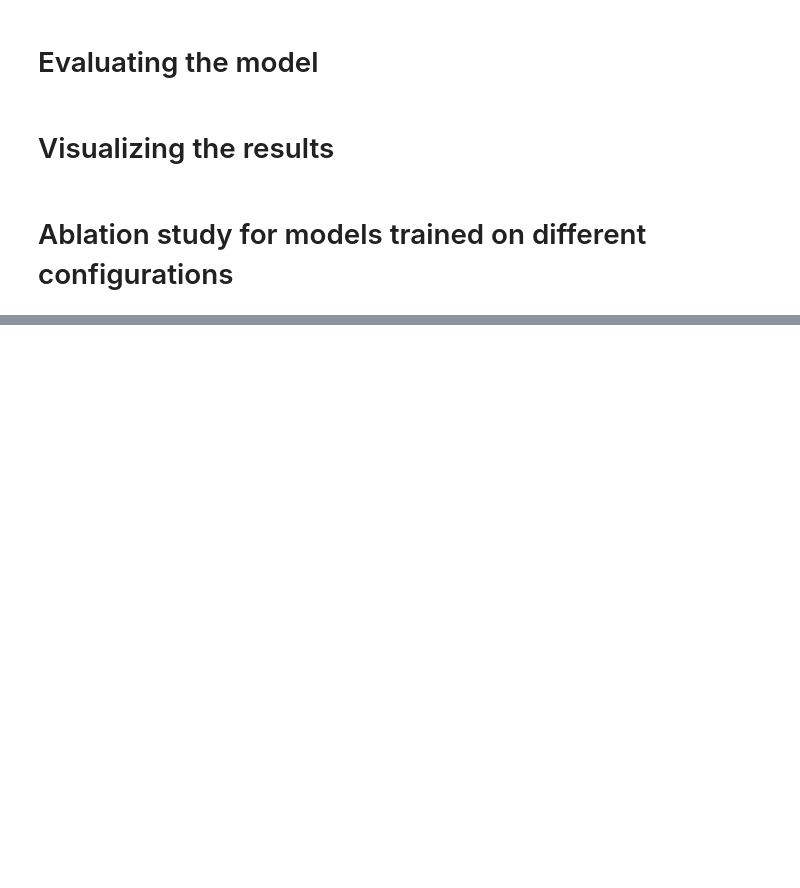
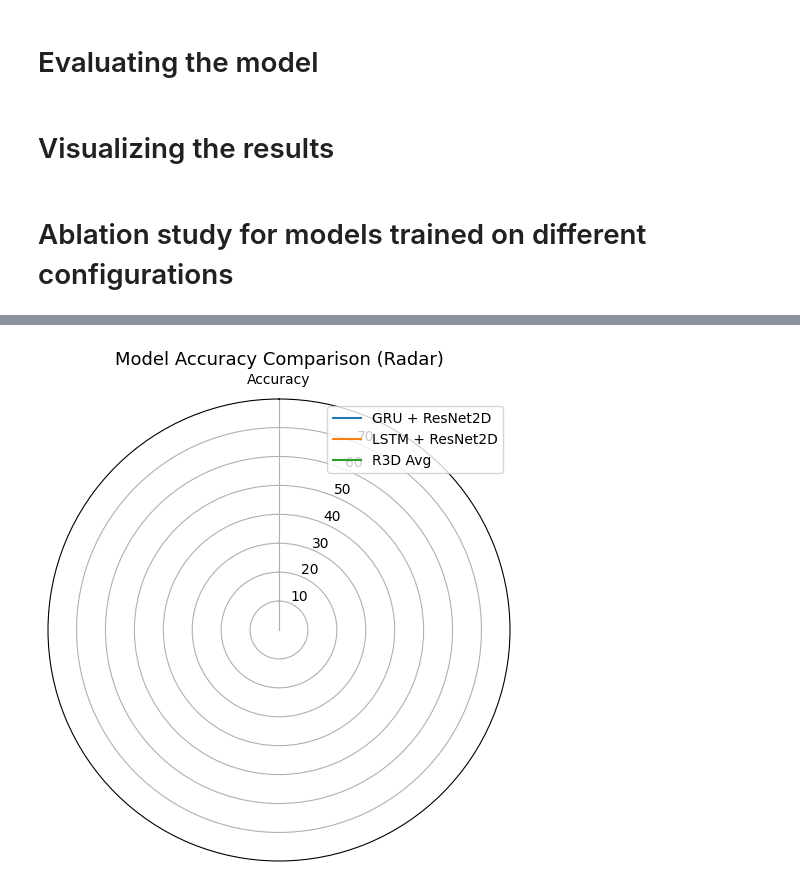
Before and after one commit to jenishk20/Automatic-Highlight-Generation, a Jupyter notebook: notebooks/model_evaluations.ipynb, the cells around one changed output, grey strips where cells are left out. Cells and saved outputs as stored; diff of their text form; code cells hidden in the pictures; blank space fills up the shorter version.

```diff
--- a/notebooks/model_evaluations.ipynb
+++ b/notebooks/model_evaluations.ipynb
@@ -480,0 +570,25 @@ Key Configuration Parameters:
+# %%
+from math import pi
+
+labels = ['Accuracy']
+models = ['GRU + ResNet2D', 'LSTM + ResNet2D', 'R3D Avg']
+data = [gru_percent, lstm_percent, r3d_percent]
+
+angles = [n / float(len(labels)) * 2 * pi for n in range(len(labels))]
+angles += angles[:1]  # Loop back to start
+
+fig, ax = plt.subplots(figsize=(6, 6), subplot_kw=dict(polar=True))
+
+for i, (name, val) in enumerate(zip(models, data)):
+    values = [val] + [val]  # Close the circle
+    ax.plot(angles, values, label=name)
+    ax.fill(angles, values, alpha=0.1)
+
+ax.set_theta_offset(pi / 2)
+ax.set_theta_direction(-1)
+plt.xticks(angles[:-1], labels)
+plt.title("Model Accuracy Comparison (Radar)", size=13)
+plt.legend(loc='upper right')
+plt.show()
+# %% [output]
+[figure, added]
```
Also changed, not shown: parts of 7 cells of this notebook, 5 other files.
